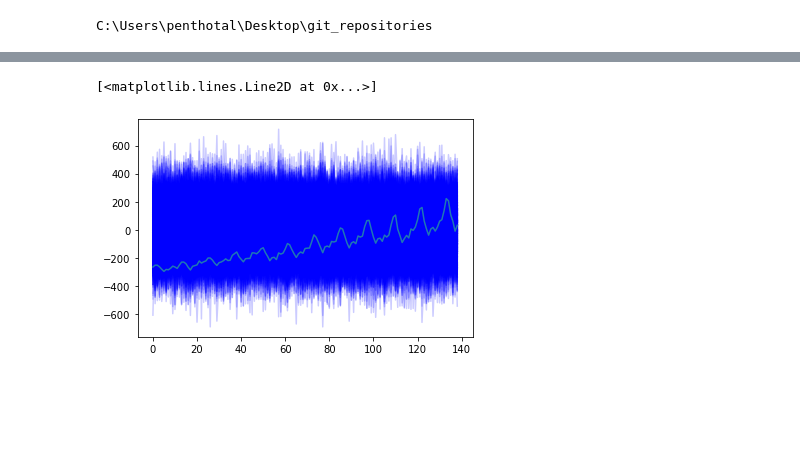
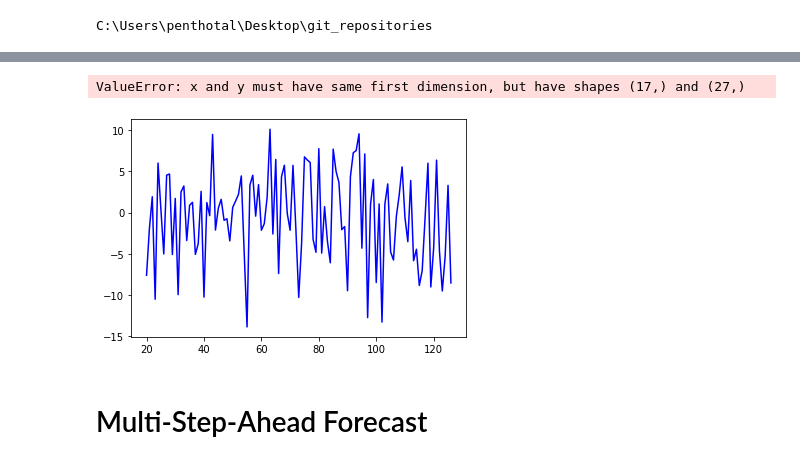
Before and after one commit to vb690/bayesian_ANN, a Jupyter notebook: notebooks/time_series.ipynb, the cells around one changed output, grey strips where cells are left out. Drawn from its saved outputs; the diff is of its cells as text; code cells hidden in the pictures; blank space fills up the shorter version.

Commit message:
Updated time series notebook (currently broken)

```diff
--- a/notebooks/time_series.ipynb
+++ b/notebooks/time_series.ipynb
@@ -34,16 +60,17 @@ input_y = np.array(input_y)
 # %%
 mlp = BayesianMLP(
-    X=input_x,
-    y=input_y,
+    X=X_tr,
+    y=y_tr,
     shape_out=1,
     likelyhood_model='gaussian_lk',
-    layers=(20, 10, 5),
+    layers=(50, 40, 30, 20, 10),
     activation='tanh',
     prior=pm.Normal,
     advi_approx=True,
     mu=0,
-    sigma=0.1,
-    batch_size=32
+    sigma=1,
+    batch_size=X_tr.shape[0]
 )
+mlp.fit(n=100000)
 mlp.show_graph()
 # %% [output]
@@ -60,0 +80,9 @@ Finished [100%]: Average Loss = 210.78
+# %%
+insample = mlp.predict(
+    X_tr,
+    y_tr,
+)
+outsample = mlp.predict(
+    X_ts,
+    y_ts,
+)
@@ -61,10 +92,36 @@ Finished [100%]: Average Loss = 210.78
 # %%
 plt.plot(
-    mlp_traces['y'].T,
-    alpha=0.2,
+    T[:len(y_tr)],
+    insample['y'].mean(0),
     c='b'
 )
-plt.plot(input_y)
+plt.plot(
+    T[len(y_tr):],
+    outsample['y'].mean(0),
+    c='b',
+    linestyle=':'
+)
+plt.plot(
+    T[:len(y_tr)],
+    y_tr,
+    c='orange'
+)
+plt.plot(
+    T[len(y_tr):],
+    y_ts,
+    c='orange',
+    linestyle=':'
+)
+plt.axvline(
+    len(y_tr) + window,
+    linestyle='--',
+    c='r'
+)
+plt.xlabel('Time')
+plt.ylabel('Y')
+plt.show()
 # %% [output]
-[<matplotlib.lines.Line2D at 0x...>]
+ValueError: x and y must have same first dimension, but have shapes (17,) and (27,)
-[figure, old version]
+[figure, new version]
+# %% [markdown]
+# Multi-Step-Ahead Forecast
```
Also changed, not shown: parts of 9 cells of this notebook, 1 other file.
